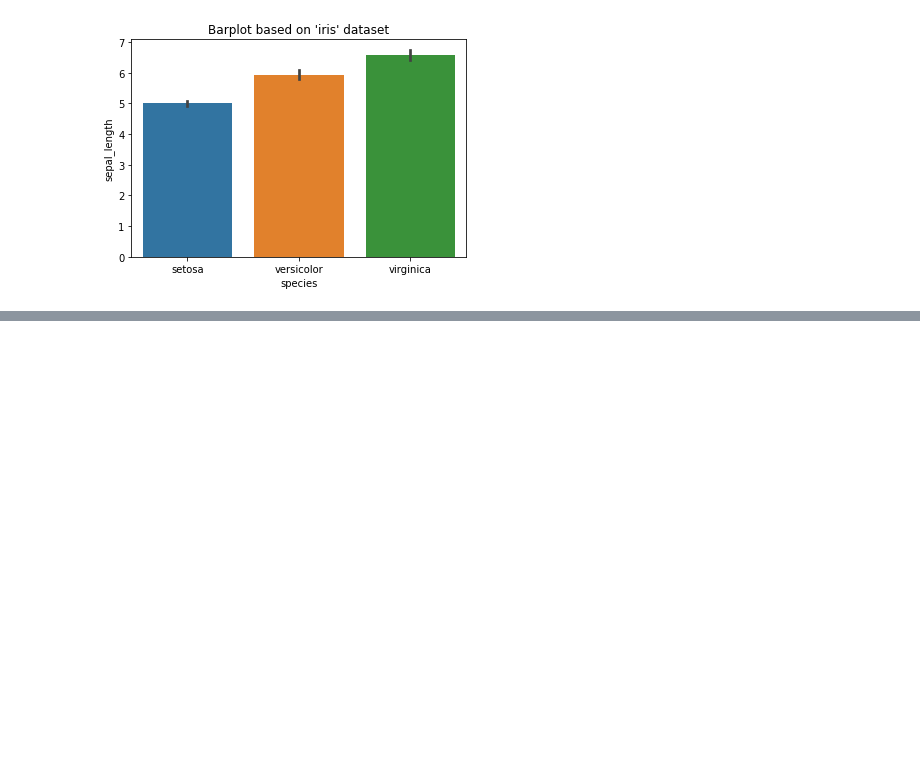
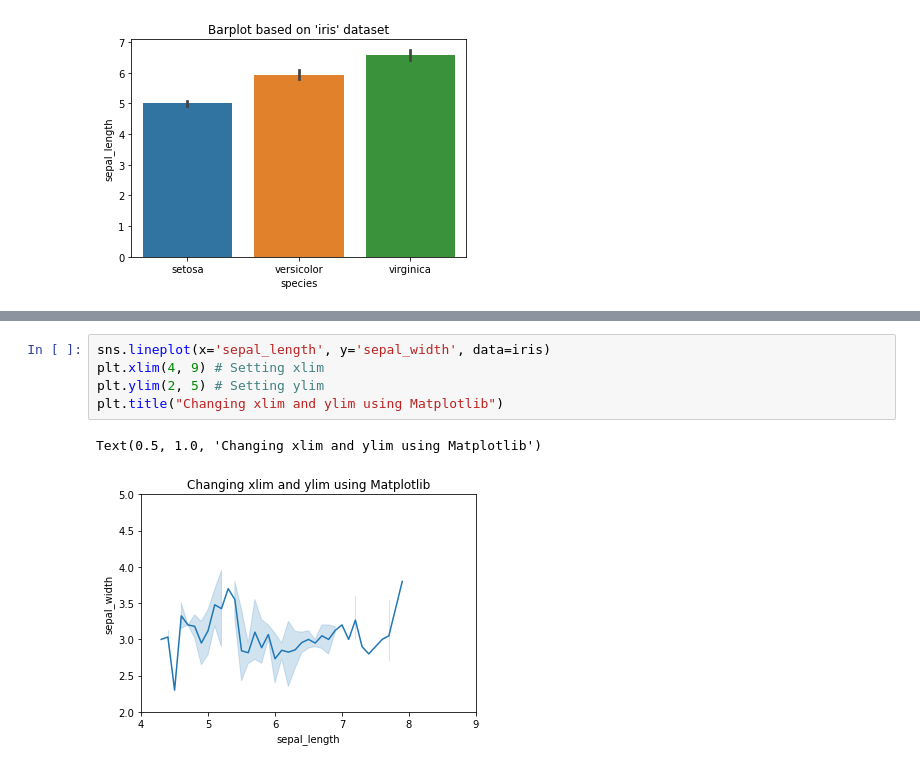
Before and after one commit to koeffingdaal/CVPR_PRACTICE, a Jupyter notebook: seaborn.ipynb, the cells around one changed output, grey strips where cells are left out. Cells and saved outputs as stored; diff of their text form; blank space fills up the shorter version.

```diff
--- a/seaborn.ipynb
+++ b/seaborn.ipynb
@@ -130,0 +151,8 @@ plt.title("Barplot based on 'iris' dataset");
+# %%
+sns.lineplot(x='sepal_length', y='sepal_width', data=iris)
+plt.xlim(4, 9) # Setting xlim
+plt.ylim(2, 5) # Setting ylim
+plt.title("Changing xlim and ylim using Matplotlib")
+# %% [output]
+Text(0.5, 1.0, 'Changing xlim and ylim using Matplotlib')
+[figure, added]
```
Also changed, not shown: parts of 7 cells of this notebook.
